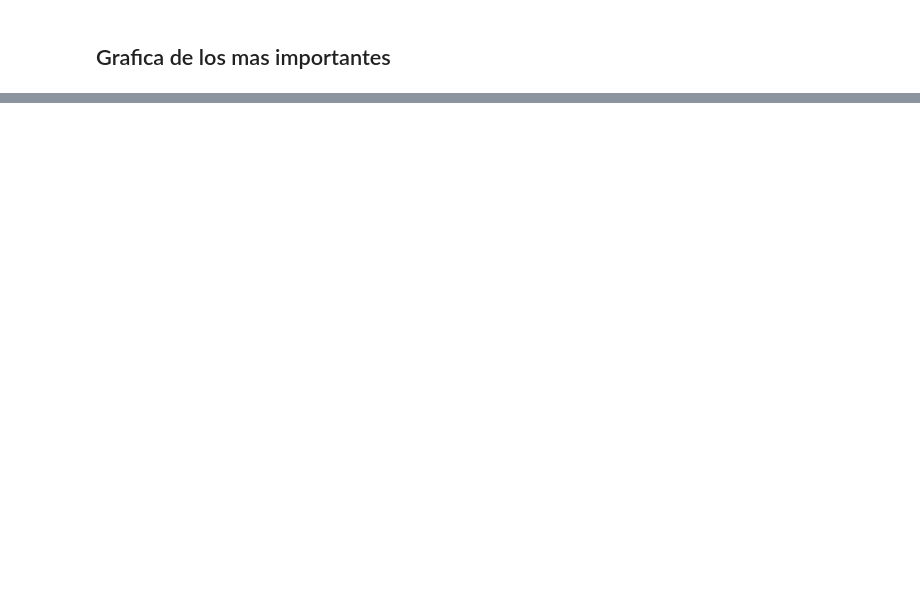
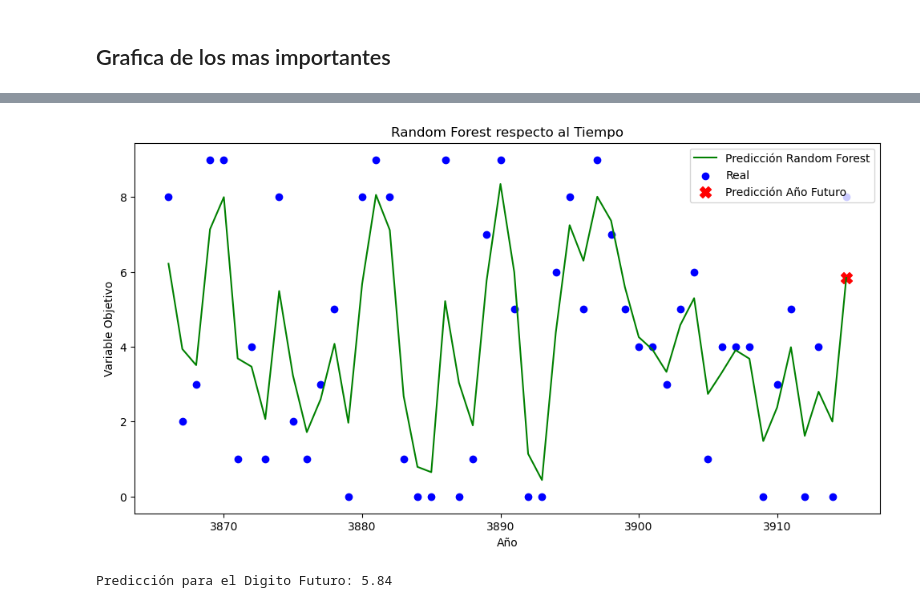
Before and after one commit to Rafa-77/Data-Analysis, a Jupyter notebook: 03 - Recortador de Imagenes/Procesar_data.ipynb, the cells around one changed output, grey strips where cells are left out. Drawn from its saved outputs; the diff is of its cells as text; code cells hidden in the pictures; blank space fills up the shorter version.

```diff
--- a/03 - Recortador de Imagenes/Procesar_data.ipynb
+++ b/03 - Recortador de Imagenes/Procesar_data.ipynb
@@ -50,0 +135,7 @@ plt.show()
+# %%
+premios_principales = [300000, 850000, 7000000]
+df_filtrado_principales = df[df['PREMIO'].isin(premios_principales)]
+df_pivot_principales = df_filtrado_principales.pivot_table(index = "ORIGEN",columns="PREMIO", values = "NUMERO", aggfunc=lambda x: x).reset_index()
+df_pivot_principales["ORIGEN"] = df_pivot_principales["ORIGEN"].str.replace('Mayor', '')
+
+df_pivot_principales.head()
@@ -50,0 +186,46 @@ plt.show()
+# %%
+import numpy as np
+import matplotlib.pyplot as plt
+from sklearn.ensemble import RandomForestRegressor
+
+years = np.array(df_digitos_3c["ORIGEN"].astype(int))
+
+target_variable = df_digitos_3c["Digito_5"]
+
+X = years.reshape(-1, 1)
+y = target_variable
+
+# Modelo de Random Forest
+rf_model = RandomForestRegressor(n_estimators=100, random_state=42)
+rf_model.fit(X, y)
+
+# predicción para el tiempo futuro
+X_future = np.array([[3915]])
+y_pred_future = rf_model.predict(X_future)
+
+# predicciones
+y_pred = rf_model.predict(X)
+
+#################################################
+
+plt.figure(figsize=(12, 6))
+
+# variable objetivo real: X
+plt.scatter(X.flatten(), y, label='Real', color='blue')
+
+# predicciones del modelo de Random Forest
+plt.plot(X.flatten(), y_pred, label='Predicción Random Forest', color='green')
+
+# predicción para el tiempo futuro
+plt.scatter(X_future.flatten(), y_pred_future, label='Predicción Año Futuro', color='red', marker='X', s=100)
+
+plt.xlabel('Año')
+plt.ylabel('Variable Objetivo')
+plt.title('Random Forest respecto al Tiempo')
+plt.legend()
+plt.show()
+
+print(f'Predicción para el Digito Futuro: {y_pred_future[0]}')
+# %% [output]
+[figure, added]
+Predicción para el Digito Futuro: 5.84
```
Also changed, not shown: parts of 9 cells of this notebook.
